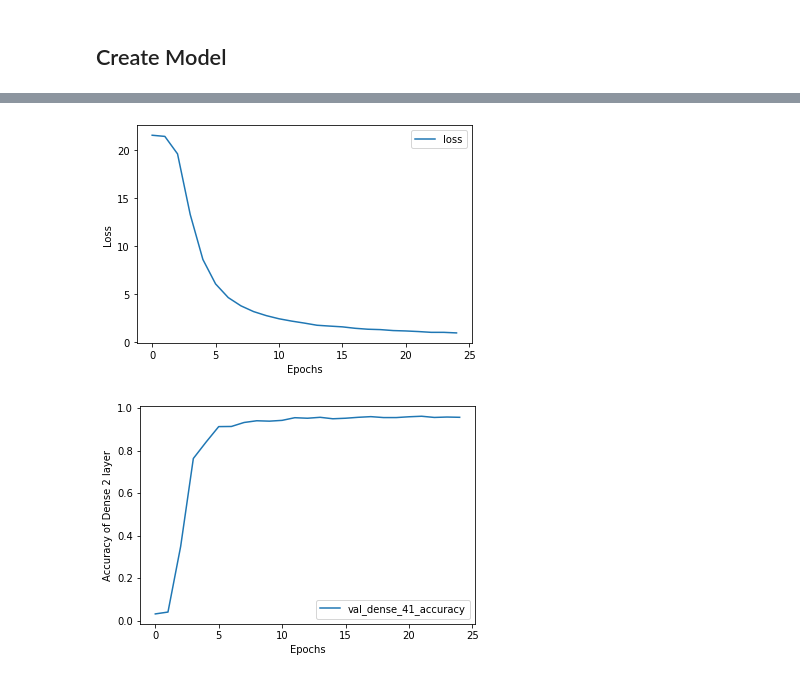
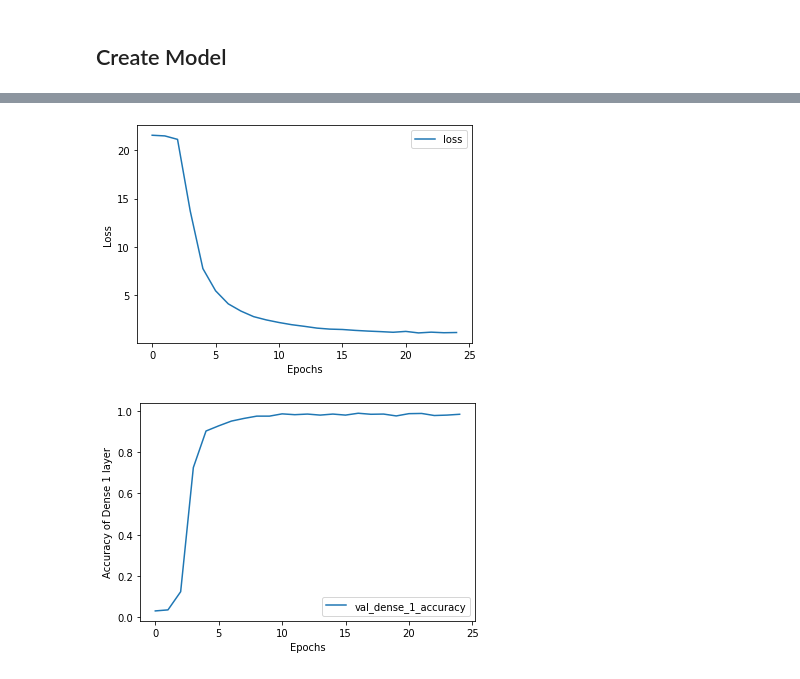
Before and after one commit to luiz-couto/captcha-recognizer, a Jupyter notebook: captcha-recognizer.ipynb, the cells around one changed output, grey strips where cells are left out. Cells and saved outputs as stored; diff of their text form; code cells hidden in the pictures.

```diff
--- a/captcha-recognizer.ipynb
+++ b/captcha-recognizer.ipynb
@@ -87,11 +87,11 @@ def get_X_and_y(type, labels):
                 index = CHARACTERS.find(k) #index stores the position of letter k of captcha in the character string
                 target[j, index] = 1 #replaces 0 with 1 in the target array at the position of the letter in captcha
 
-                if (pic_target) == "RNINIC":
-                    print(j)
-                    print(k)
-                    print(index)
-                    print(target[j])
+                # if (pic_target) == "RNINIC":
+                #     print(j)
+                #     print(k)
+                #     print(index)
+                #     print(target[j])
 
             X[i] = img
             y[:,i] = target
@@ -99,9 +99,9 @@ def get_X_and_y(type, labels):
     return X, y
 
 labels = get_labels()
-X, y = get_X_and_y(type="treinamento", labels=labels)
+X_training, y_training = get_X_and_y(type="treinamento", labels=labels)
 
-plt.imshow(X[0], cmap=plt.get_cmap("gray"))
-print(labels[0])
-print(y[:,0].shape)
+plt.imshow(X_training[700], cmap=plt.get_cmap("gray"))
+print(labels[0 + 700])
+print(y_training[:,0].shape)
 # %% [output]
@@ -127,25 +112,25 @@ RNINIC
 ## Create Model
 # %%
 def createModel():
-    img = layers.Input(shape=IMG_SHAPE) # Get image as an input of size 50,200,1
-    conv1 = layers.Conv2D(16, (3, 3), padding='same', activation='relu')(img) #50*200
+    img = layers.Input(shape=IMG_SHAPE) # Get image as an input of size IMG_SHAPE
+    conv1 = layers.Conv2D(16, (3, 3), padding='same', activation='relu')(img) #50*180
 
-    mp1 = layers.MaxPooling2D(padding='same')(conv1)  # 25*100
+    mp1 = layers.MaxPooling2D(padding='same')(conv1)  # 25*90
     conv2 = layers.Conv2D(32, (3, 3), padding='same', activation='relu')(mp1)
 
-    mp2 = layers.MaxPooling2D(padding='same')(conv2)  # 13*50
+    mp2 = layers.MaxPooling2D(padding='same')(conv2)  # 13*45
     conv3 = layers.Conv2D(32, (3, 3), padding='same', activation='relu')(mp2)
 
-    mp3 = layers.MaxPooling2D(padding='same')(conv3)  # 13*50
+    mp3 = layers.MaxPooling2D(padding='same')(conv3)  # 13*45
     conv4 = layers.Conv2D(32, (3, 3), padding='same', activation='relu')(mp3)
 
     bn = layers.BatchNormalization()(conv4) #to improve the stability of model
-    mp4 = layers.MaxPooling2D(padding='same')(bn)  # 7*25
+    mp4 = layers.MaxPooling2D(padding='same')(bn)  # 7*23
 
     flat = layers.Flatten()(mp4) #convert the layer into 1-D
 
     outs = []
-    for _ in range(6): #for 6 letters of captcha
+    for _ in range(NUM_CHARS_IN_CAPTCHA): # 6 letters of captcha
         dens1 = layers.Dense(64, activation='relu')(flat)
         drop = layers.Dropout(0.5)(dens1) #drops 0.5 fraction of nodes
         res = layers.Dense(N_CHARS, activation='sigmoid')(drop)
@@ -180,2 +169,0 @@ ________________________________________________________________________________
-# %%
-hist = model.fit(X, [y[0], y[1], y[2], y[3], y[4], y[5]], batch_size=32, epochs=25, validation_split=0.2)
@@ -199,0 +170,6 @@ Epoch 25/25
+# %%
+X_validation, y_validation = get_X_and_y(type="validacao", labels=labels)
+
+hist = model.fit(X_training, [y_training[0], y_training[1], y_training[2], y_training[3], y_training[4], y_training[5]],
+                batch_size=32, epochs=25,
+                validation_data=(X_validation, [y_validation[0], y_validation[1], y_validation[2], y_validation[3], y_validation[4], y_validation[5]]))
@@ -206,16 +200,16 @@ plt.xlabel("Epochs")
 plt.ylabel("Loss")
 plt.show()
 # %% [output]
-[figure, old version]
+[figure, new version]
 # %%
 
 #graph of accuracy of dense_2 vs epochs
-for label in ["val_dense_41_accuracy"]:
+for label in ["val_dense_1_accuracy"]:
   plt.plot(hist.history[label],label=label)
 plt.legend()
 plt.xlabel("Epochs")
-plt.ylabel("Accuracy of Dense 2 layer")
+plt.ylabel("Accuracy of Dense 1 layer")
 plt.show()
 # %% [output]
-[figure, old version]
+[figure, new version]
 # %%
```
Also changed, not shown: parts of 11 cells of this notebook.
